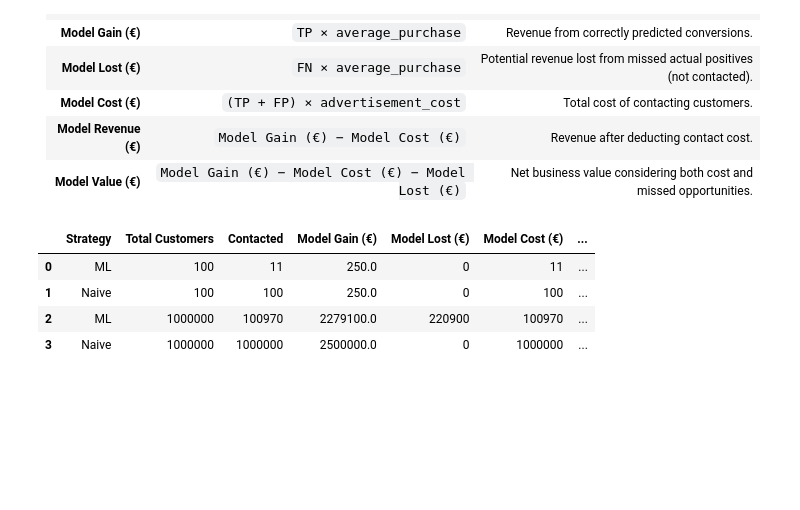
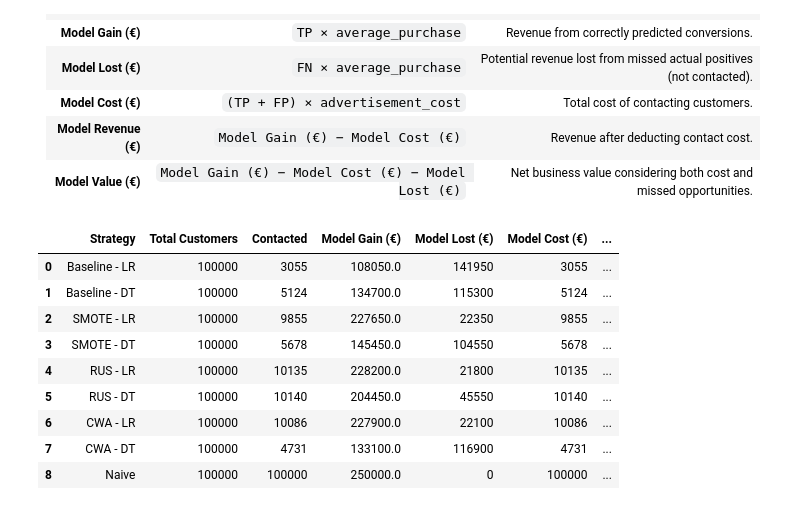
Before and after one commit to hathimazman/MachineLearning_Project2, a Jupyter notebook: Project.ipynb, the cells around one changed output. Drawn from its saved outputs; the diff is of its cells as text; code cells hidden in the pictures; blank space fills up the shorter version.

```diff
--- a/Project.ipynb
+++ b/Project.ipynb
@@ -501,0 +501,16 @@ auc                   0.885504       0.738616,)
+# %%
+# Combine all results into a single DataFrame for comparison
+all_results = pd.concat([baseline, smote, rus, cwa], keys=['Baseline', 'SMOTE', 'RUS', 'CWA'])
+
+# Unpivot the DataFrame for better readability
+all_results = all_results.stack().reset_index()
+
+all_results = all_results.rename(columns={'level_0': 'Sampling Method', 'level_1': 'Metric','level_2': 'Model', 0: 'Value'})
+
+# Remove rows where 'Metric' is 'model' to keep only the performance metrics
+models = all_results[all_results['Metric'] == 'model']
+all_results = all_results[all_results['Metric'] != 'model']
+all_results.reset_index(drop=True, inplace=True)
+# Display the combined results
+print("\nCombined Results:")
+all_results
@@ -693,10 +745,7 @@ Confusion Matrix:
 | **Model Revenue (€)** | `Model Gain (€) − Model Cost (€)`                  | Revenue after deducting contact cost.                                |
 | **Model Value (€)**   | `Model Gain (€) − Model Cost (€) − Model Lost (€)` | Net business value considering both cost and missed opportunities.   |
 # %%
-import numpy as np
-import pandas as pd
-
-# --- Step 1: Confusion Matrix Estimation ---
+# Step 1: Confusion Matrix Estimation
 def calculate_new_confusion_matrix(precision, recall, purchase_rate, total_samples):
     total_positives = purchase_rate * total_samples
     new_TP = recall * total_positives
@@ -705,7 +754,7 @@ def calculate_new_confusion_matrix(precision, recall, purchase_rate, total_sampl
     new_TN = total_samples - (new_TP + new_FP + new_FN)
     return np.round([[new_TN, new_FP], [new_FN, new_TP]]).astype(int)
 
-# --- Step 2: Business Impact Evaluation ---
+# Step 2: Business Impact Evaluation
 def evaluate_model_business_impact(conf_matrix, total_samples, strategy, advertisement_cost, average_purchase):
     TN, FP = conf_matrix[0]
     FN, TP = conf_matrix[1]
@@ -727,51 +776,68 @@ def evaluate_model_business_impact(conf_matrix, total_samples, strategy, adverti
         "Model Value (€)": model_value
     }
 
-# --- Step 3: Naive Strategy ---
+# Step 3: Naive Strategy
 def simulate_naive_strategy(total_customers, conversion_rate, advertisement_cost, average_purchase):
     contacted = total_customers
     conversions = total_customers * conversion_rate
     gain = conversions * average_purchase
     cost = contacted * advertisement_cost
     revenue = gain - cost
     value = gain - cost
 
     return {
         "Strategy": "Naive",
         "Total Customers": total_customers,
         "Contacted": contacted,
         "Model Gain (€)": gain,
         "Model Lost (€)": 0,
         "Model Cost (€)": cost,
         "Model Revenue (€)": revenue,
         "Model Value (€)": value
     }
 
-# --- Step 4: Parameters ---
+# Step 4: Parameters
+total_customers = 100000
 conversion_rate = 0.05
 advertisement_cost = 1
 average_purchase = 50
 
-# --- Step 5: Run Simulation for 100 and 100,000 customers ---
-customer_sizes = [100, 1000000]
+# Example precisions and recalls from 8 models
+model_metrics = [
+    ("Baseline - LR", all_results.iloc[2,3], all_results.iloc[4,3]),
+    ("Baseline - DT", all_results.iloc[3,3], all_results.iloc[5,3]),
+    ("SMOTE - LR", all_results.iloc[12,3], all_results.iloc[14,3]),
+    ("SMOTE - DT", all_results.iloc[13,3], all_results.iloc[15,3]),
+    ("RUS - LR", all_results.iloc[22,3], all_results.iloc[24,3]),
+    ("RUS - DT", all_results.iloc[23,3], all_results.iloc[25,3]),
+    ("CWA - LR", all_results.iloc[32,3], all_results.iloc[34,3]),
+    ("CWA - DT", all_results.iloc[33,3], all_results.iloc[35,3])
+]
+
+# Collect results
 results = []
 
-for size in customer_sizes:
-    # ML Strategy
-    conf_matrix = calculate_new_confusion_matrix(precision, recall, conversion_rate, size)
-    ml_result = evaluate_model_business_impact(conf_matrix, size, "ML", advertisement_cost, average_purchase)
-    results.append(ml_result)
+# Add ML model results
+for name, precision, recall in model_metrics:
+    conf_matrix = calculate_new_confusion_matrix(precision, recall, conversion_rate, total_customers)
+    model_result = evaluate_model_business_impact(conf_matrix, total_customers, name, advertisement_cost, average_purchase)
+    results.append(model_result)
 
-    # Naive Strategy
-    naive_result = simulate_naive_strategy(size, conversion_rate, advertisement_cost, average_purchase)
-    results.append(naive_result)
+# Add Naive result
+naive_result = simulate_naive_strategy(total_customers, conversion_rate, advertisement_cost, average_purchase)
+results.append(naive_result)
 
-# --- Step 6: Show Results in DataFrame ---
+# Step 5: Display in DataFrame
 comparison_df = pd.DataFrame(results)
 display(comparison_df)
 # %% [output]
 |  | Strategy | Total Customers | Contacted | Model Gain (€) | Model Lost (€) | Model Cost (€) | ... |
-| 0 | ML | 100 | 11 | 250.0 | 0 | 11 | ... |
-| 1 | Naive | 100 | 100 | 250.0 | 0 | 100 | ... |
-| 2 | ML | 1000000 | 100970 | 2279100.0 | 220900 | 100970 | ... |
-| 3 | Naive | 1000000 | 1000000 | 2500000.0 | 0 | 1000000 | ... |
+| 0 | Baseline - LR | 100000 | 3055 | 108050.0 | 141950 | 3055 | ... |
+| 1 | Baseline - DT | 100000 | 5124 | 134700.0 | 115300 | 5124 | ... |
+| 2 | SMOTE - LR | 100000 | 9855 | 227650.0 | 22350 | 9855 | ... |
+| 3 | SMOTE - DT | 100000 | 5678 | 145450.0 | 104550 | 5678 | ... |
+| 4 | RUS - LR | 100000 | 10135 | 228200.0 | 21800 | 10135 | ... |
+| 5 | RUS - DT | 100000 | 10140 | 204450.0 | 45550 | 10140 | ... |
+| 6 | CWA - LR | 100000 | 10086 | 227900.0 | 22100 | 10086 | ... |
+| 7 | CWA - DT | 100000 | 4731 | 133100.0 | 116900 | 4731 | ... |
+| 8 | Naive | 100000 | 100000 | 250000.0 | 0 | 100000 | ... |
```
Also changed, not shown: parts of 17 cells of this notebook, 1 other file.
